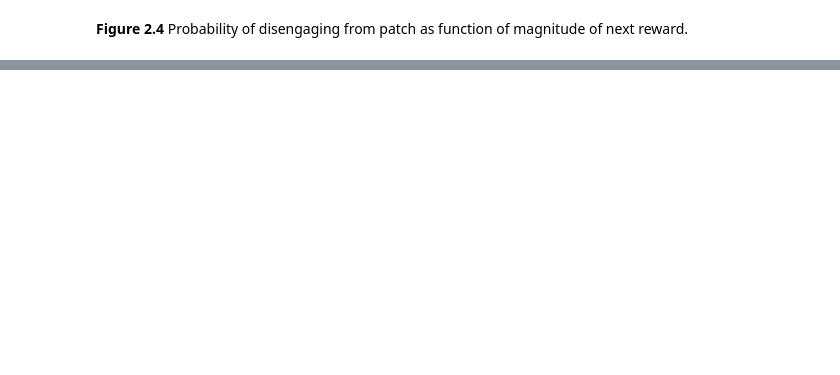
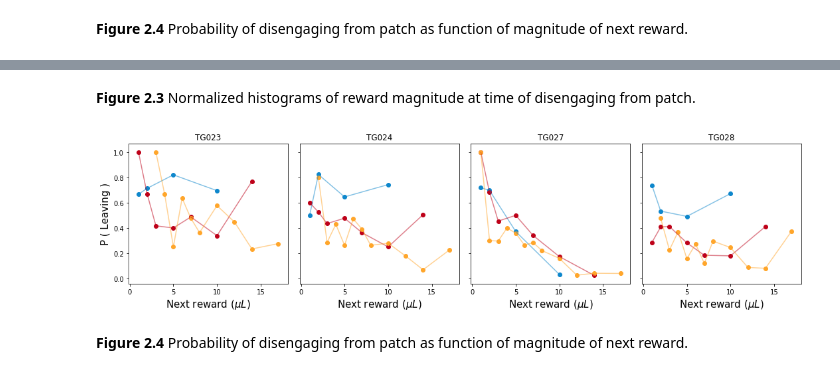
Before and after one commit to tsgouvea/3AF_report, a Jupyter notebook: 3AF_report.ipynb, the cells around one changed output, grey strips where cells are left out. Saved outputs shown, nothing was run; the diff lists cells and outputs as text; code cells hidden in the pictures; blank space fills up the shorter version.

```diff
--- a/3AF_report.ipynb
+++ b/3AF_report.ipynb
@@ -563,0 +670,52 @@ plt.tight_layout()
+# %% [markdown]
+**Figure 2.3** Normalized histograms of reward magnitude at time of disengaging from patch.
+# %%
+hf, ha = plt.subplots(1,len(listSubj),figsize=(15,4),sharex=True,sharey=True)#)
+
+setN=(3,6,12)
+
+for iSubj in range(len(listSubj)):
+    nameSubj=listSubj[iSubj]
+    ndxSubj=dfDeplt.subj==nameSubj
+
+    for iArm in list(set(dfDeplt[ndxSubj].arm)):
+        iArm=int(iArm)
+        ndxArm=np.logical_and(dfDeplt.arm==iArm,ndxSubj)
+
+        dfArm=dfDeplt[ndxArm]
+
+        list_nRews=dfArm.nRews.values.astype(int)
+        set_nRews=np.unique(list_nRews)
+
+        list_next=np.ceil(.1**(list_nRews/setN[iArm])*20).astype(int)
+        set_next=np.unique(list_next)
+
+        num=np.full(set_next.shape,0)
+        num2=np.full(set_next.shape,0)
+        den=np.full(set_next.shape,0)
+
+        for iRew in range(len(set_next)):
+            num[iRew]=np.sum(list_next==set_next[iRew])
+            ndxNext=np.ceil(.1**(set_nRews/setN[iArm])*20).astype(int)==set_next[iRew] # streak lengths mapping onto same next rwd magnitude
+            for jRew in set_nRews[ndxNext]:
+                num2[iRew]=num2[iRew]+np.sum(list_nRews==jRew)
+                den[iRew]=den[iRew]+np.sum(list_nRews>=jRew)
+
+        assert((num==num2).all())
+        assert((num<=den).all())
+
+        y=num/den
+
+        ha[iSubj].scatter(set_next,y,c=colors[iArm])
+        ha[iSubj].plot(set_next,y,c=colors[iArm],alpha=.5)
+
+    ha[iSubj].set_title(nameSubj)
+    if iSubj==0:
+        ha[iSubj].set_ylabel("P ( Leaving )",fontsize=15)
+    ha[iSubj].set_xlabel("Next reward ($\mu L$)",fontsize=15)
+
+plt.tight_layout()
+# %% [output]
+[figure, added]
+# %% [markdown]
+**Figure 2.4** Probability of disengaging from patch as function of magnitude of next reward.
```
Also changed, not shown: parts of 14 cells of this notebook.
